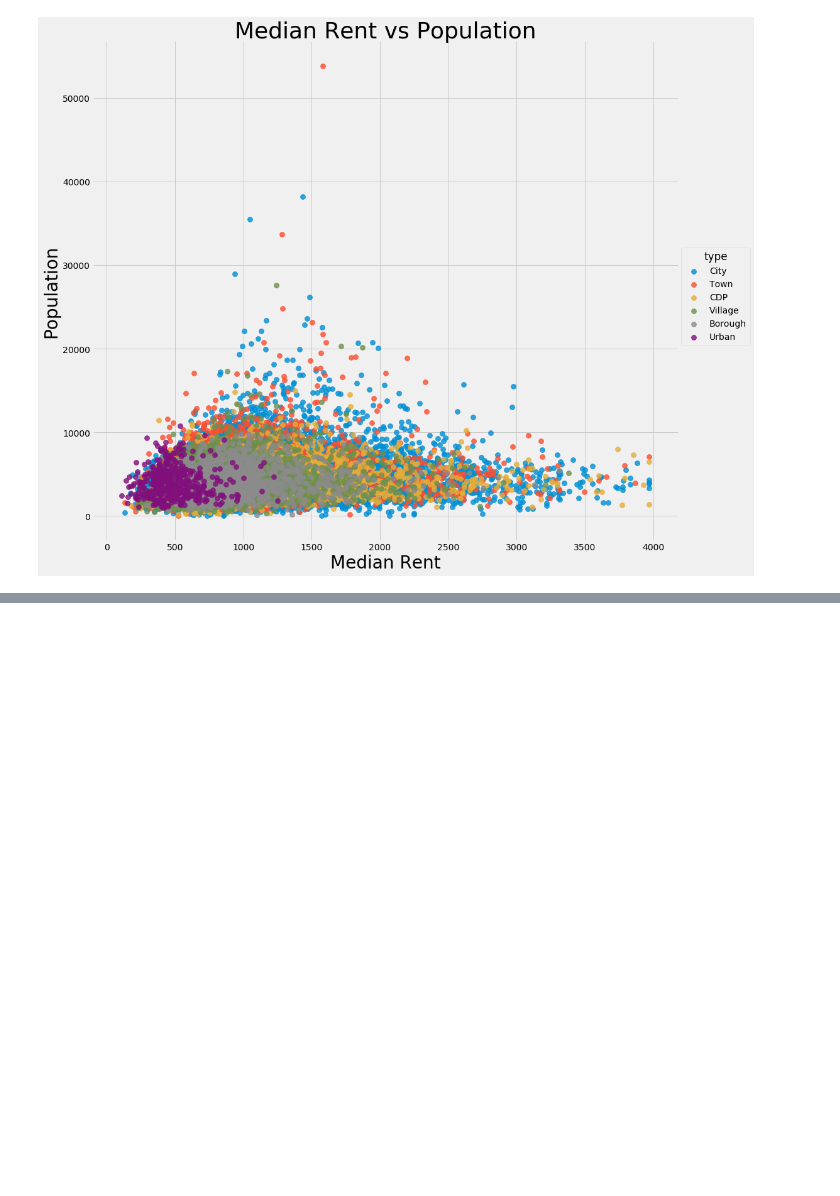
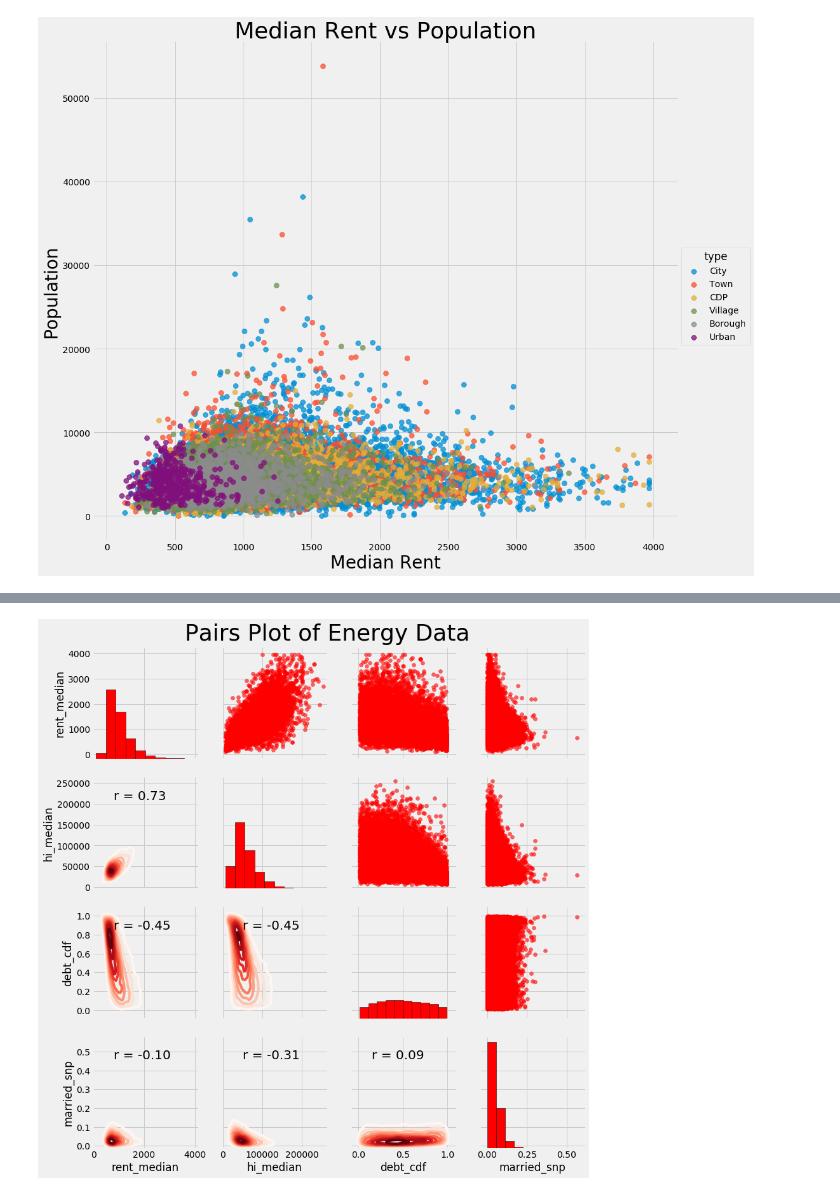
Before and after one commit to Empiah/US-Statistics, a Jupyter notebook: US Statistics Notebook.ipynb, the cells around one changed output, grey strips where cells are left out. Drawn from its saved outputs; the diff is of its cells as text; code cells hidden in the pictures; blank space fills up the shorter version.

```diff
--- a/US Statistics Notebook.ipynb
+++ b/US Statistics Notebook.ipynb
@@ -169,0 +241,34 @@ plt.title('Median Rent vs Population', size = 36);
+# %%
+# Extract the columns to  plot
+plot_data = df[['rent_median', 'hi_median',
+                      'debt_cdf',
+                      'married_snp']]
+
+# Replace the inf with nan
+plot_data = plot_data.replace({np.inf: np.nan, -np.inf: np.nan})
+
+# Function to calculate correlation coefficient between two columns
+def corr_func(x, y, **kwargs):
+    r = np.corrcoef(x, y)[0][1]
+    ax = plt.gca()
+    ax.annotate("r = {:.2f}".format(r),
+                xy=(.2, .8), xycoords=ax.transAxes,
+                size = 20)
+
+# Create the pairgrid object
+grid = sns.PairGrid(data = plot_data, size = 3)
+
+# Upper is a scatter plot
+grid.map_upper(plt.scatter, color = 'red', alpha = 0.6)
+
+# Diagonal is a histogram
+grid.map_diag(plt.hist, color = 'red', edgecolor = 'black')
+
+# Bottom is correlation and density plot
+grid.map_lower(corr_func);
+grid.map_lower(sns.kdeplot, cmap = plt.cm.Reds)
+
+# Title for entire plot
+plt.suptitle('Pairs Plot of Energy Data', size = 36, y = 1.02);
+# %% [output]
+[figure, added]
```
Also changed, not shown: parts of 15 cells of this notebook, 1 other file.
